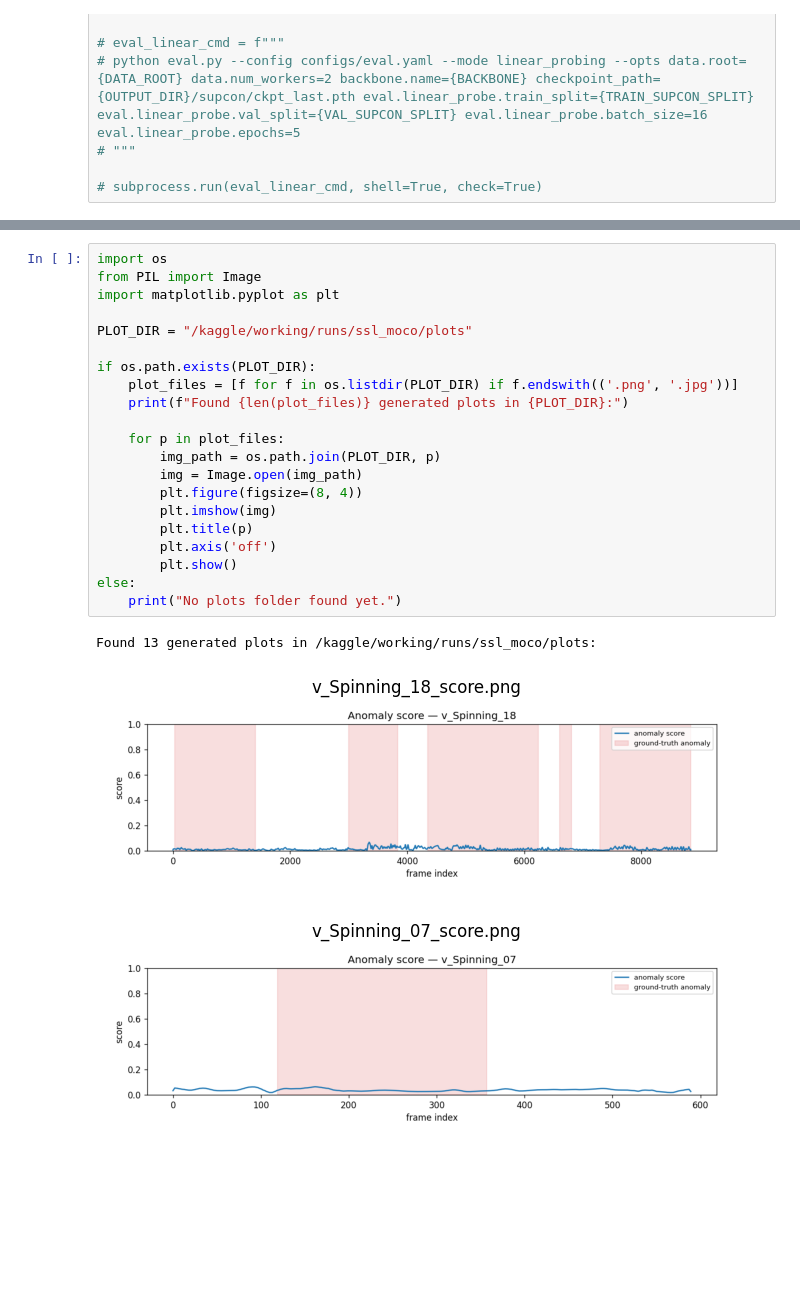
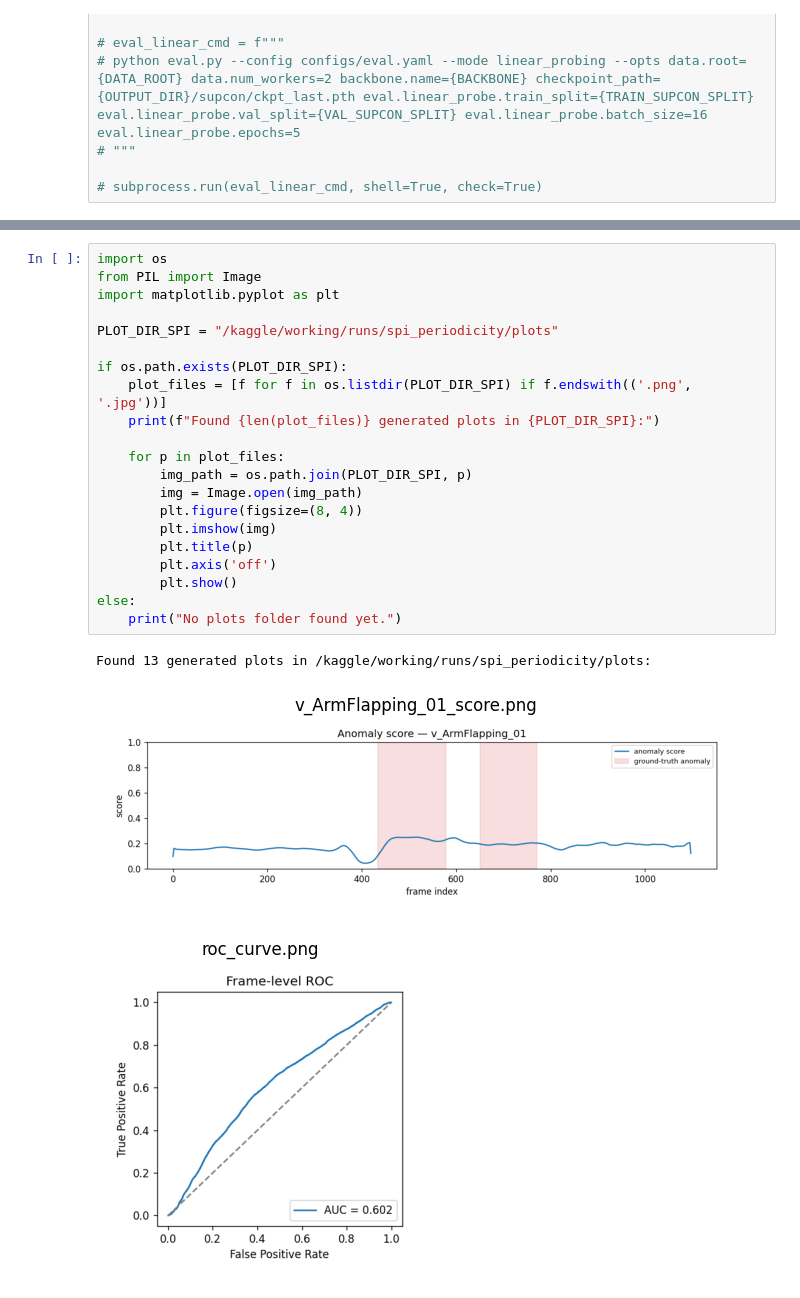
Before and after one commit to VanVu1306/asd-contrastive, a Jupyter notebook: asd-contrastive-kaggle.ipynb, the cells around one changed output, grey strips where cells are left out. Saved outputs shown, nothing was run; the diff lists cells and outputs as text; blank space fills up the shorter version.

```diff
--- a/asd-contrastive-kaggle.ipynb
+++ b/asd-contrastive-kaggle.ipynb
@@ -209,25 +232,25 @@ python eval.py --config configs/eval.yaml --mode anomaly_scoring --opts data.roo
 # %%
 import os
 from PIL import Image
 import matplotlib.pyplot as plt
 
-PLOT_DIR = "/kaggle/working/runs/ssl_moco/plots"
+PLOT_DIR_SPI = "/kaggle/working/runs/spi_periodicity/plots"
 
-if os.path.exists(PLOT_DIR):
-    plot_files = [f for f in os.listdir(PLOT_DIR) if f.endswith(('.png', '.jpg'))]
-    print(f"Found {len(plot_files)} generated plots in {PLOT_DIR}:")
+if os.path.exists(PLOT_DIR_SPI):
+    plot_files = [f for f in os.listdir(PLOT_DIR_SPI) if f.endswith(('.png', '.jpg'))]
+    print(f"Found {len(plot_files)} generated plots in {PLOT_DIR_SPI}:")
 
     for p in plot_files:
-        img_path = os.path.join(PLOT_DIR, p)
+        img_path = os.path.join(PLOT_DIR_SPI, p)
         img = Image.open(img_path)
         plt.figure(figsize=(8, 4))
         plt.imshow(img)
         plt.title(p)
         plt.axis('off')
         plt.show()
 else:
     print("No plots folder found yet.")
 # %% [output]
-Found 13 generated plots in /kaggle/working/runs/ssl_moco/plots:
+Found 13 generated plots in /kaggle/working/runs/spi_periodicity/plots:
-[figure, old version]
+[figure, new version]
-[figure, old version]
+[figure, new version]
```
Also changed, not shown: parts of 12 cells of this notebook, 9 other files.
